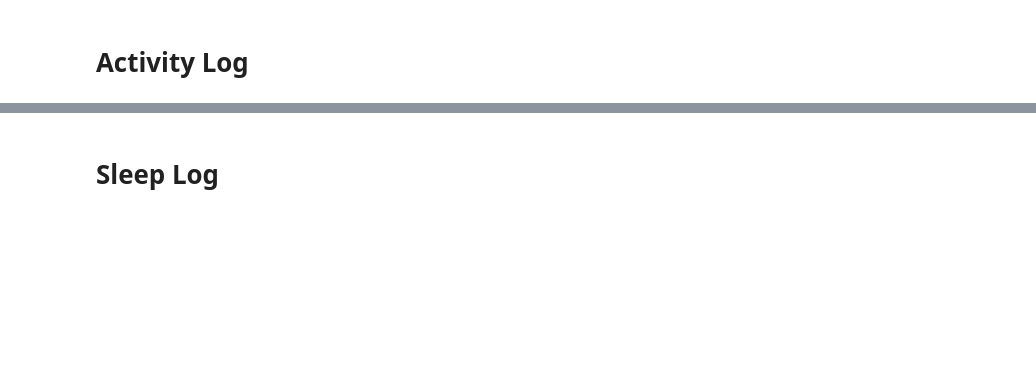
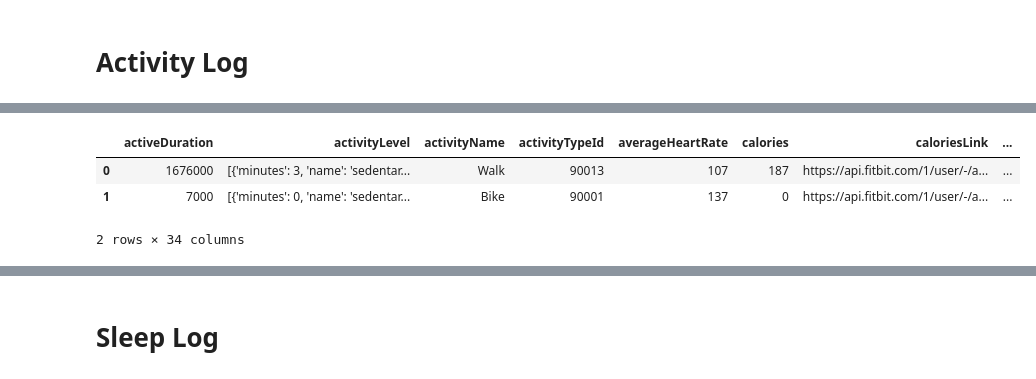
Before and after one commit to Saatvik1/Fishbit, a Jupyter notebook: Initial_Wrangling.ipynb, the cells around one changed output, grey strips where cells are left out. Drawn from its saved outputs; the diff is of its cells as text; code cells hidden in the pictures; blank space fills up the shorter version.

Commit message:
began tabulating JSON data, corrected mistake in get_raw_json for br data

```diff
--- a/Initial_Wrangling.ipynb
+++ b/Initial_Wrangling.ipynb
@@ -8,3 +11,10 @@
 # from heartRateZones:
 # Take: hrZone_OOR_mins, hrZone_Fatburn_mins, hrZone_Cardio_mins, hrZone_Peak_mins /// hrZone_OOR_cals, hrZone_Fatburn_cals, hrZone_Cardio_cals, hrZone_Peak_cals
 # Take: logID, originalStartTime, startTime, steps
+# %%
+#activity_df = pd.read_json('raw_data/get_activities_1.json')
+f = open('raw_data/get_activities_1.json')
+
+data = json.load(f)
+#print(data['activities'])
+activity_df = pd.DataFrame.from_dict(pd.json_normalize(data['activities']), orient='columns')
@@ -10,0 +35,7 @@
+# %%
+activity_df.head(2)
+# %% [output]
+|  | activeDuration | activityLevel | activityName | activityTypeId | averageHeartRate | calories | caloriesLink | ... |
+| 0 | 1676000 | [{'minutes': 3, 'name': 'sedentar... | Walk | 90013 | 107 | 187 | https://api.fitbit.com/1/user/-/a... | ... |
+| 1 | 7000 | [{'minutes': 0, 'name': 'sedentar... | Bike | 90001 | 137 | 0 | https://api.fitbit.com/1/user/-/a... | ... |
+2 rows × 34 columns
```
Also changed, not shown: parts of 20 cells of this notebook.
